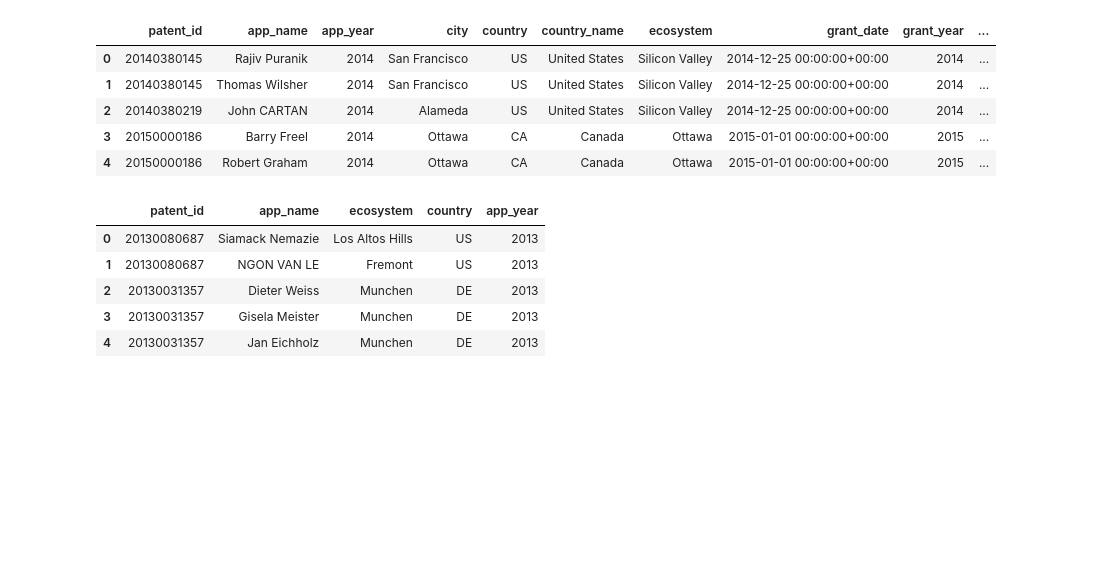
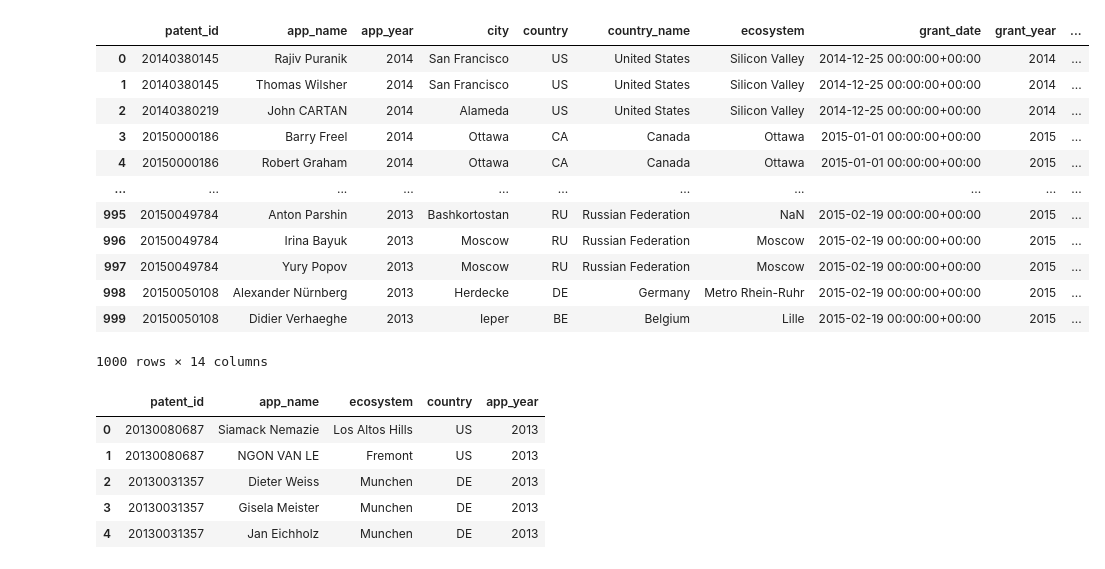
Before and after one commit to tseronni/genome, a Jupyter notebook: notebooks/01_data_preparation.ipynb, the cells around one changed output. Cells and saved outputs as stored; diff of their text form; code cells hidden in the pictures; blank space fills up the shorter version.

```diff
--- a/notebooks/01_data_preparation.ipynb
+++ b/notebooks/01_data_preparation.ipynb
@@ -43,14 +43,21 @@ df_raw_patents = df_raw_patents.loc[:, [
 
 df_raw_patents.drop_duplicates(inplace=True)
 # %%
-df_raw_patents.head(5)
+df_raw_patents.head(1000)
 # %% [output]
 |  | patent_id | app_name | app_year | city | country | country_name | ecosystem | grant_date | grant_year | ... |
 | 0 | 20140380145 | Rajiv Puranik | 2014 | San Francisco | US | United States | Silicon Valley | 2014-12-25 00:00:00+00:00 | 2014 | ... |
 | 1 | 20140380145 | Thomas Wilsher | 2014 | San Francisco | US | United States | Silicon Valley | 2014-12-25 00:00:00+00:00 | 2014 | ... |
 | 2 | 20140380219 | John CARTAN | 2014 | Alameda | US | United States | Silicon Valley | 2014-12-25 00:00:00+00:00 | 2014 | ... |
 | 3 | 20150000186 | Barry Freel | 2014 | Ottawa | CA | Canada | Ottawa | 2015-01-01 00:00:00+00:00 | 2015 | ... |
 | 4 | 20150000186 | Robert Graham | 2014 | Ottawa | CA | Canada | Ottawa | 2015-01-01 00:00:00+00:00 | 2015 | ... |
+| ... | ... | ... | ... | ... | ... | ... | ... | ... | ... | ... |
+| 995 | 20150049784 | Anton Parshin | 2013 | Bashkortostan | RU | Russian Federation | NaN | 2015-02-19 00:00:00+00:00 | 2015 | ... |
+| 996 | 20150049784 | Irina Bayuk | 2013 | Moscow | RU | Russian Federation | Moscow | 2015-02-19 00:00:00+00:00 | 2015 | ... |
+| 997 | 20150049784 | Yury Popov | 2013 | Moscow | RU | Russian Federation | Moscow | 2015-02-19 00:00:00+00:00 | 2015 | ... |
+| 998 | 20150050108 | Alexander Nürnberg | 2013 | Herdecke | DE | Germany | Metro Rhein-Ruhr | 2015-02-19 00:00:00+00:00 | 2015 | ... |
+| 999 | 20150050108 | Didier Verhaeghe | 2013 | Ieper | BE | Belgium | Lille | 2015-02-19 00:00:00+00:00 | 2015 | ... |
+1000 rows × 14 columns
 # %%
 df_table_for_applicants = pd.read_csv(filepath_or_buffer=paths.raw_table_for_applicants, header=None, names=['patent_id','app_name','ecosystem','country','app_year'])
 df_table_for_applicants.drop_duplicates(inplace=True)
```
Also changed, not shown: parts of 8 cells of this notebook, 1 other file.
